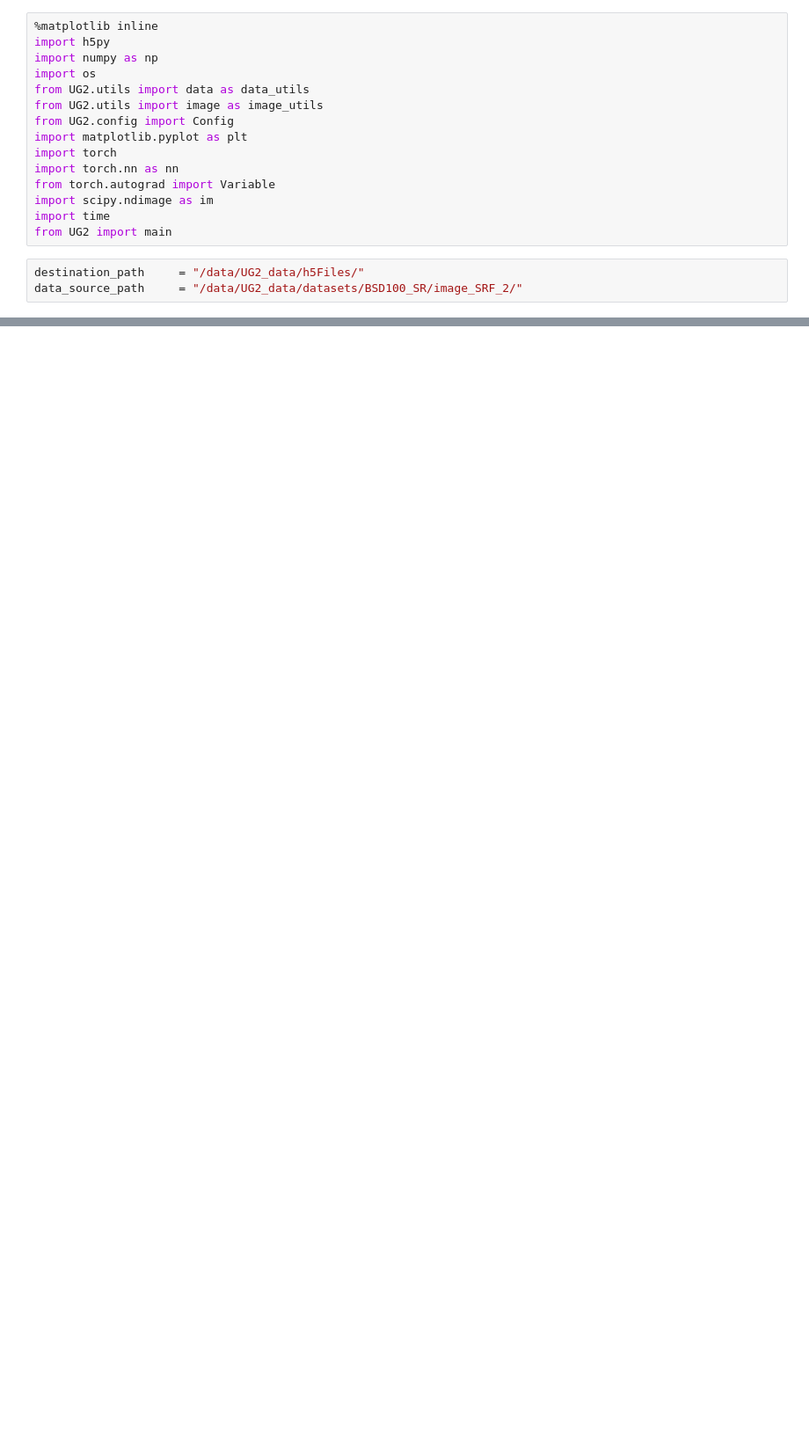
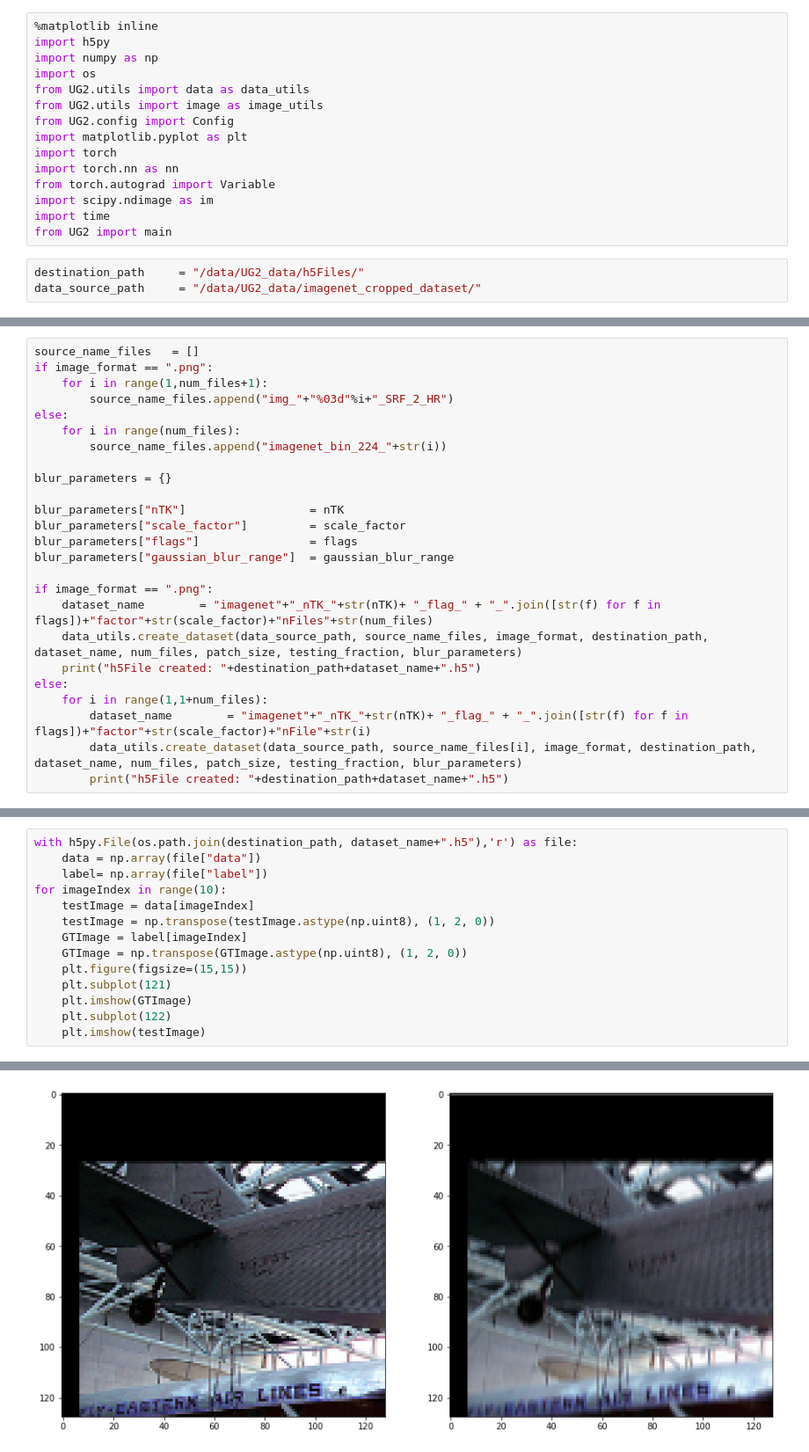
Before and after one commit to Sushobhan04/UG2, a Jupyter notebook: scripts/generate_dataset.ipynb, the cells around one changed output, grey strips where cells are left out. Shown at 88% size. Cells and saved outputs as stored; diff of their text form; blank space fills up the shorter version.

```diff
--- a/scripts/generate_dataset.ipynb
+++ b/scripts/generate_dataset.ipynb
@@ -15,6 +15,6 @@ import time
 from UG2 import main
 # %%
 destination_path     = "/data/UG2_data/h5Files/"
-data_source_path     = "/data/UG2_data/datasets/BSD100_SR/image_SRF_2/"
+data_source_path     = "/data/UG2_data/imagenet_cropped_dataset/"
 # %%
 ## create blurred-dataset
@@ -90,0 +31,25 @@ Loading data: /data/UG2_data/h5Files/BSDBlurred_nTK_1_flag_0_1factor1nImages100.
+# %%
+source_name_files   = []
+if image_format == ".png":
+    for i in range(1,num_files+1):
+        source_name_files.append("img_"+"%03d"%i+"_SRF_2_HR")
+else:
+    for i in range(num_files):
+        source_name_files.append("imagenet_bin_224_"+str(i))
+
+blur_parameters = {}
+
+blur_parameters["nTK"]                  = nTK
+blur_parameters["scale_factor"]         = scale_factor
+blur_parameters["flags"]                = flags
+blur_parameters["gaussian_blur_range"]  = gaussian_blur_range
+
+if image_format == ".png":
+    dataset_name        = "imagenet"+"_nTK_"+str(nTK)+ "_flag_" + "_".join([str(f) for f in flags])+"factor"+str(scale_factor)+"nFiles"+str(num_files)
+    data_utils.create_dataset(data_source_path, source_name_files, image_format, destination_path, dataset_name, num_files, patch_size, testing_fraction, blur_parameters)
+    print("h5File created: "+destination_path+dataset_name+".h5")
+else:
+    for i in range(1,1+num_files):
+        dataset_name        = "imagenet"+"_nTK_"+str(nTK)+ "_flag_" + "_".join([str(f) for f in flags])+"factor"+str(scale_factor)+"nFile"+str(i)
+        data_utils.create_dataset(data_source_path, source_name_files[i], image_format, destination_path, dataset_name, num_files, patch_size, testing_fraction, blur_parameters)
+        print("h5File created: "+destination_path+dataset_name+".h5")
@@ -90,0 +75,15 @@ Loading data: /data/UG2_data/h5Files/BSDBlurred_nTK_1_flag_0_1factor1nImages100.
+# %%
+with h5py.File(os.path.join(destination_path, dataset_name+".h5"),'r') as file:
+    data = np.array(file["data"])
+    label= np.array(file["label"])
+for imageIndex in range(10):
+    testImage = data[imageIndex]
+    testImage = np.transpose(testImage.astype(np.uint8), (1, 2, 0))
+    GTImage = label[imageIndex]
+    GTImage = np.transpose(GTImage.astype(np.uint8), (1, 2, 0))
+    plt.figure(figsize=(15,15))
+    plt.subplot(121)
+    plt.imshow(GTImage)
+    plt.subplot(122)
+    plt.imshow(testImage)
+# %% [output]
@@ -90,0 +91 @@ Loading data: /data/UG2_data/h5Files/BSDBlurred_nTK_1_flag_0_1factor1nImages100.
+[figure, added]
```
Also changed, not shown: parts of 6 cells of this notebook, 4 other files.
